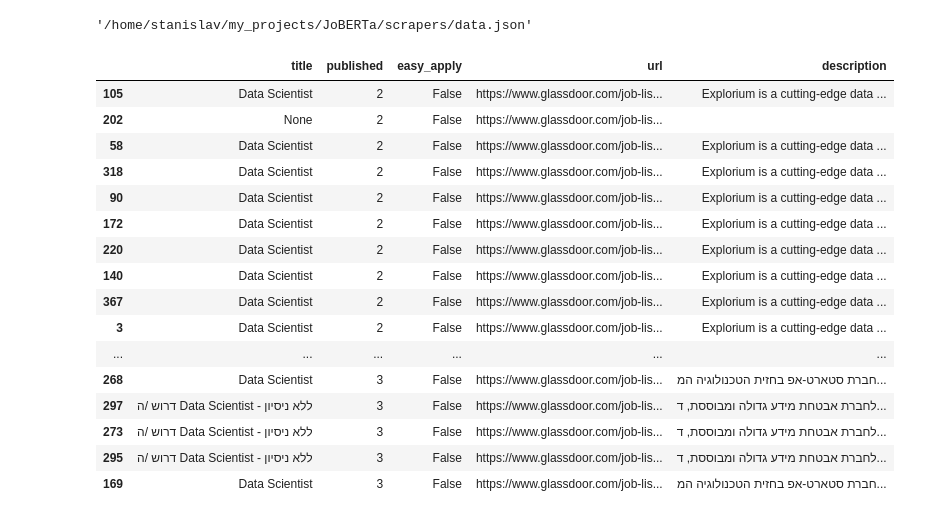
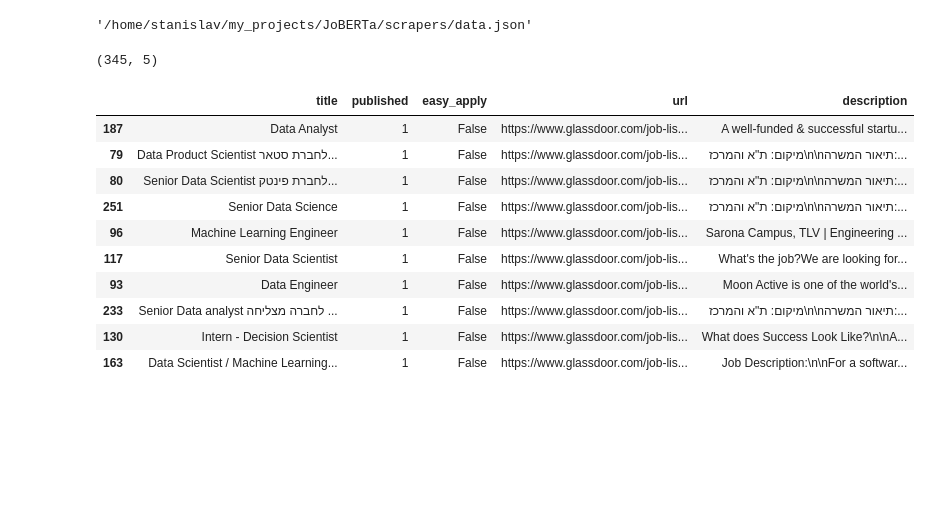
Before and after one commit to NicePit/JoBERTa, a Jupyter notebook: jupyter/explore.ipynb, the cells around one changed output. Saved outputs shown, nothing was run; the diff lists cells and outputs as text; code cells hidden in the pictures; blank space fills up the shorter version.

```diff
--- a/jupyter/explore.ipynb
+++ b/jupyter/explore.ipynb
@@ -24,28 +24,26 @@ data_path
 # %% [output]
 '/home/stanislav/my_projects/JoBERTa/scrapers/data.json'
 # %%
-df = pd.read_json(data_path).drop_duplicates(inplace=False)
+df = pd.read_json(data_path).drop_duplicates(inplace=False,subset='url')
 df['published'] = df['published'].apply(lambda x: int(re.match('\d+',x)[0]))
 df = df.sort_values(by='published')
-df.head(20)
+df.shape
 # %% [output]
-|  | title | published | easy_apply | url | description |
-| 105 | Data Scientist | 2 | False | https://www.glassdoor.com/job-lis... | Explorium is a cutting-edge data ... |
-| 202 | None | 2 | False | https://www.glassdoor.com/job-lis... |  |
-| 58 | Data Scientist | 2 | False | https://www.glassdoor.com/job-lis... | Explorium is a cutting-edge data ... |
-| 318 | Data Scientist | 2 | False | https://www.glassdoor.com/job-lis... | Explorium is a cutting-edge data ... |
-| 90 | Data Scientist | 2 | False | https://www.glassdoor.com/job-lis... | Explorium is a cutting-edge data ... |
-| 172 | Data Scientist | 2 | False | https://www.glassdoor.com/job-lis... | Explorium is a cutting-edge data ... |
-| 220 | Data Scientist | 2 | False | https://www.glassdoor.com/job-lis... | Explorium is a cutting-edge data ... |
-| 140 | Data Scientist | 2 | False | https://www.glassdoor.com/job-lis... | Explorium is a cutting-edge data ... |
-| 367 | Data Scientist | 2 | False | https://www.glassdoor.com/job-lis... | Explorium is a cutting-edge data ... |
-| 3 | Data Scientist | 2 | False | https://www.glassdoor.com/job-lis... | Explorium is a cutting-edge data ... |
-| ... | ... | ... | ... | ... | ... |
-| 268 | Data Scientist | 3 | False | https://www.glassdoor.com/job-lis... | חברת סטארט-אפ בחזית הטכנולוגיה המ... |
-| 297 | דרוש /ה Data Scientist - ללא ניסיון | 3 | False | https://www.glassdoor.com/job-lis... | לחברת אבטחת מידע גדולה ומבוססת, ד... |
-| 273 | דרוש /ה Data Scientist - ללא ניסיון | 3 | False | https://www.glassdoor.com/job-lis... | לחברת אבטחת מידע גדולה ומבוססת, ד... |
-| 295 | דרוש /ה Data Scientist - ללא ניסיון | 3 | False | https://www.glassdoor.com/job-lis... | לחברת אבטחת מידע גדולה ומבוססת, ד... |
-| 169 | Data Scientist | 3 | False | https://www.glassdoor.com/job-lis... | חברת סטארט-אפ בחזית הטכנולוגיה המ... |
+(345, 5)
+# %%
+df.head(10)
+# %% [output]
+|  | title | published | easy_apply | url | description |
+| 187 | Data Analyst | 1 | False | https://www.glassdoor.com/job-lis... | A well-funded & successful startu... |
+| 79 | Data Product Scientist לחברת סטאר... | 1 | False | https://www.glassdoor.com/job-lis... | מיקום: ת"א והמרכז\n\nתיאור המשרה:... |
+| 80 | Senior Data Scientist לחברת פינטק... | 1 | False | https://www.glassdoor.com/job-lis... | מיקום: ת"א והמרכז\n\nתיאור המשרה:... |
+| 251 | Senior Data Science | 1 | False | https://www.glassdoor.com/job-lis... | מיקום: ת"א והמרכז\n\nתיאור המשרה:... |
+| 96 | Machine Learning Engineer | 1 | False | https://www.glassdoor.com/job-lis... | Sarona Campus, TLV | Engineering ... |
+| 117 | Senior Data Scientist | 1 | False | https://www.glassdoor.com/job-lis... | What's the job?We are looking for... |
+| 93 | Data Engineer | 1 | False | https://www.glassdoor.com/job-lis... | Moon Active is one of the world's... |
+| 233 | Senior Data analyst לחברה מצליחה ... | 1 | False | https://www.glassdoor.com/job-lis... | מיקום: ת"א והמרכז\n\nתיאור המשרה:... |
+| 130 | Intern - Decision Scientist | 1 | False | https://www.glassdoor.com/job-lis... | What does Success Look Like?\n\nA... |
+| 163 | Data Scientist / Machine Learning... | 1 | False | https://www.glassdoor.com/job-lis... | Job Description:\n\nFor a softwar... |
 # %%
 df.info()
 # %% [output]
```
Also changed, not shown: parts of 4 cells of this notebook, 1 other file.
